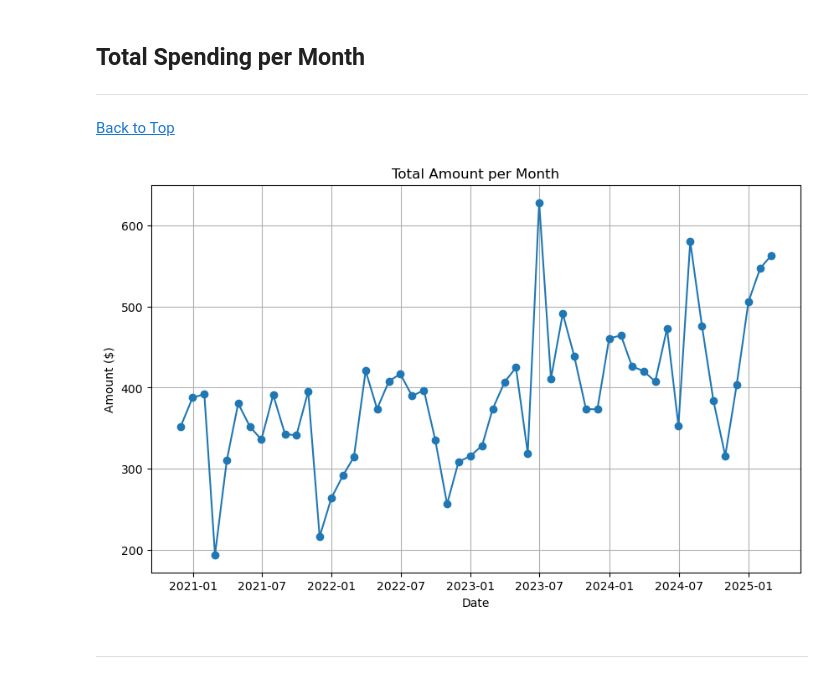
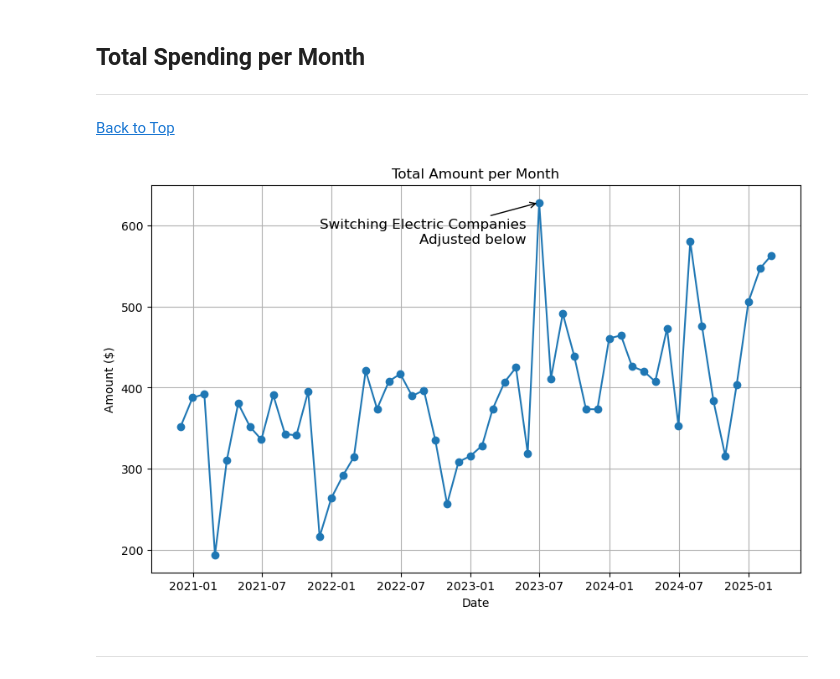
Before and after one commit to johbry17/utilities-313, a Jupyter notebook: utilities_313_EDA.ipynb, the cells around one changed output. Cells and saved outputs as stored; diff of their text form; code cells hidden in the pictures.

Commit message:
feat: move 143.50 from June to May 2023, EDA and index.html

```diff
--- a/utilities_313_EDA.ipynb
+++ b/utilities_313_EDA.ipynb
@@ -110,14 +120,30 @@ monthly_amount = df.resample("M", on="Date")["Amount"].sum().reset_index()
 # %%
 # plot
 plt.figure(figsize=(10, 6))
 plt.plot(monthly_amount["Date"], monthly_amount["Amount"], marker="o")
 plt.title("Total Amount per Month")
 plt.xlabel("Date")
 plt.ylabel("Amount ($)")
 plt.grid(True)
+
+# Add annotation at June 2023
+annot_date = pd.Timestamp("2023-06-30")
+annot_value = monthly_amount.loc[monthly_amount["Date"] == annot_date, "Amount"].values[
+    0
+]
+
+plt.annotate(
+    "Switching Electric Companies   \nAdjusted below   ",
+    xy=(annot_date, annot_value),
+    xytext=(annot_date, annot_value - 50),  # Adjust text position
+    arrowprops=dict(facecolor="black", arrowstyle="->"),
+    fontsize=12,
+    ha="right",
+)
+
 plt.show()
 # %% [output]
-[figure, old version]
+[figure, new version]
 # %% [markdown]
 <hr>
 # %%
```
Also changed, not shown: parts of 6 cells of this notebook, 2 other files.
